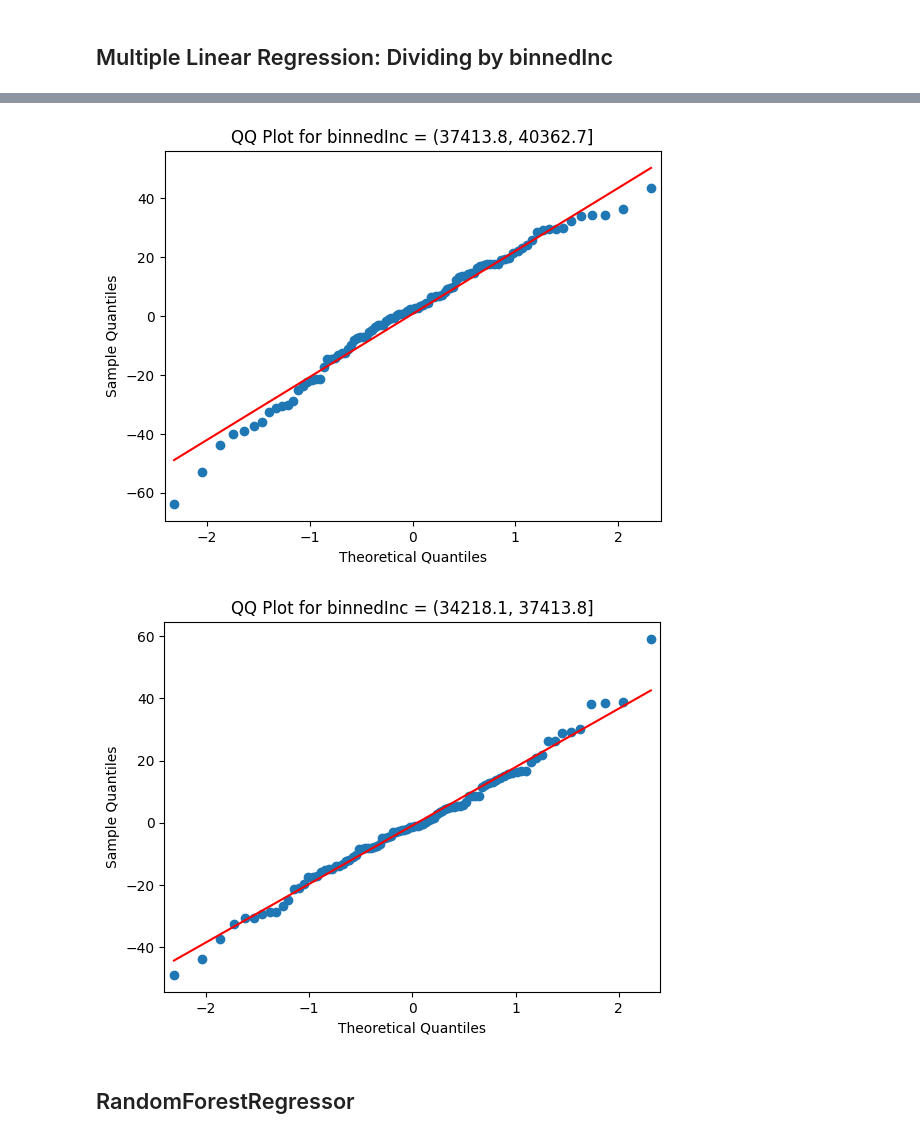
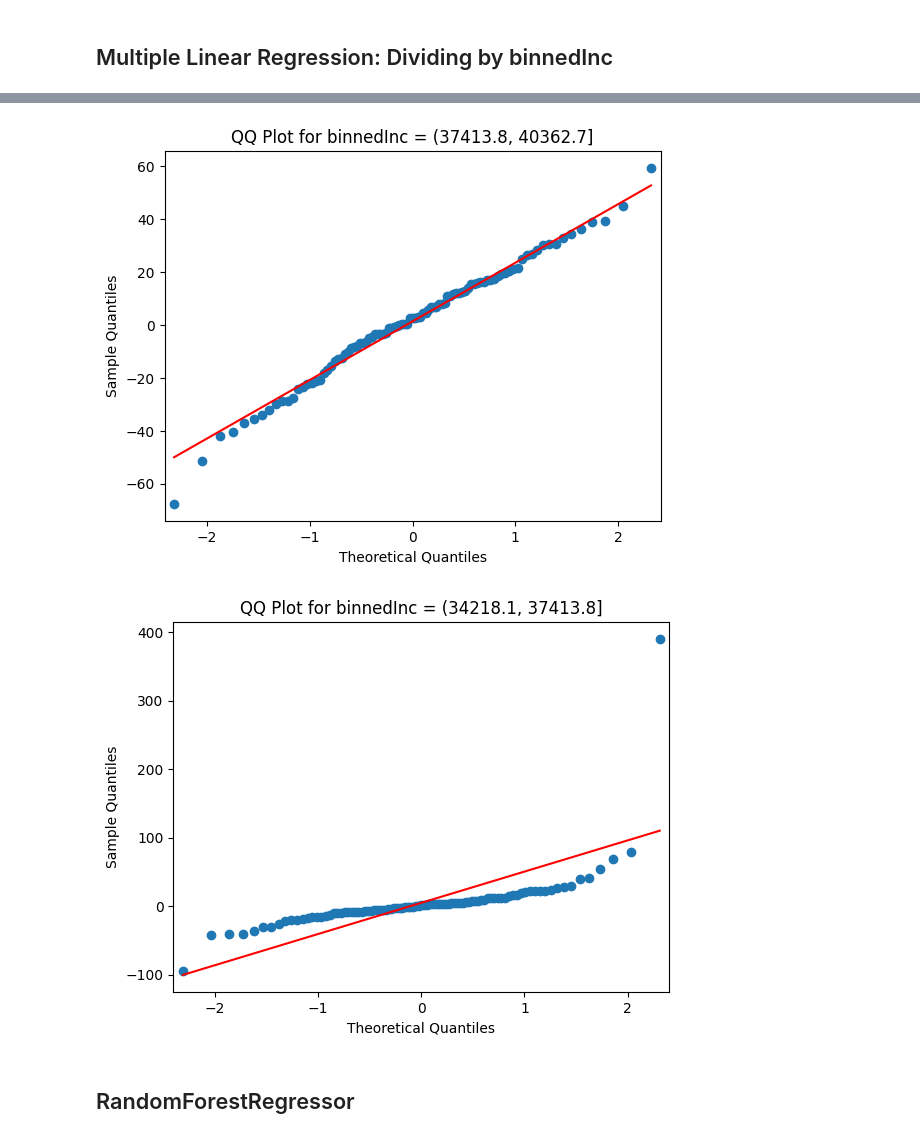
Before and after one commit to HeyLucasLeao/ols-regression-challenge, a Jupyter notebook: eda.ipynb, the cells around one changed output, grey strips where cells are left out. Drawn from its saved outputs; the diff is of its cells as text; code cells hidden in the pictures.

```diff
--- a/eda.ipynb
+++ b/eda.ipynb
@@ -292,11 +362,2 @@ feature_importance
 # %%
-features_in = ['PctPrivateCoverage',
- 'PctPublicCoverage',
- 'PctBachDeg25_Over',
- 'PercentMarried',
- 'incidenceRate',
- 'MedianAge',
- 'PctWhite',
- 'PctBlack',
- 'PctAsian',
- 'PctOtherRace']
+filtered_features
@@ -339,7 +407,7 @@ strong multicollinearity or other numerical problems.
 # %% [markdown]
 ## Multiple Linear Regression: Dividing by binnedInc
 # %%
-def generate_regression_models_by_binned_inc(df, target='TARGET_deathRate', binned_col='binnedInc'):
+def generate_regression_models_by_binned_inc(df, features,target='TARGET_deathRate', binned_col='binnedInc'):
     """
     Create a multiple linear regression model for each bin of the binned income column.
     """
@@ -347,8 +415,8 @@ def generate_regression_models_by_binned_inc(df, target='TARGET_deathRate', binn
     for bin_value in df[binned_col].unique():
         df_bin = df[df[binned_col] == bin_value]
         model = LinearRegression()
-        models[bin_value] = model.fit(df_bin[features_in], df_bin[target])
+        models[bin_value] = model.fit(df_bin[features], df_bin[target])
     return models
 # %%
-multi_models = generate_regression_models_by_binned_inc(df_train)
+multi_models = generate_regression_models_by_binned_inc(df_train, features_in)
 # %%
@@ -382,17 +450,17 @@ evaluate_regression_models(multi_models, df_test)
 # %%
-def generate_qqplot_by_binned_inc(models, df_test):
+def generate_qqplot_by_binned_inc(models, df_test, features):
     """
     Generate QQ plots for the residuals of each regression model.
     """
     binned_col = 'binnedInc'
     for bin_value in models:
         df_bin = df_test[df_test[binned_col] == bin_value]
-        y_pred = models[bin_value].predict(df_bin[features_in])
+        y_pred = models[bin_value].predict(df_bin[features])
         y_test = df_bin['TARGET_deathRate']
         residuals = y_test - y_pred
         qqplot(residuals, line='s').gca().lines
         plt.title(f'QQ Plot for {binned_col} = {bin_value}')
         plt.show()
 # %%
-generate_qqplot_by_binned_inc(multi_models, df_test)
+generate_qqplot_by_binned_inc(multi_models, df_test, features_in)
 # %% [output]
@@ -407,5 +475,5 @@ generate_qqplot_by_binned_inc(multi_models, df_test)
-[figure, old version]
+[figure, new version]
-[figure, old version]
+[figure, new version]
 # %% [markdown]
 ## RandomForestRegressor
 # %% [markdown]
```
Also changed, not shown: parts of 23 cells of this notebook.
